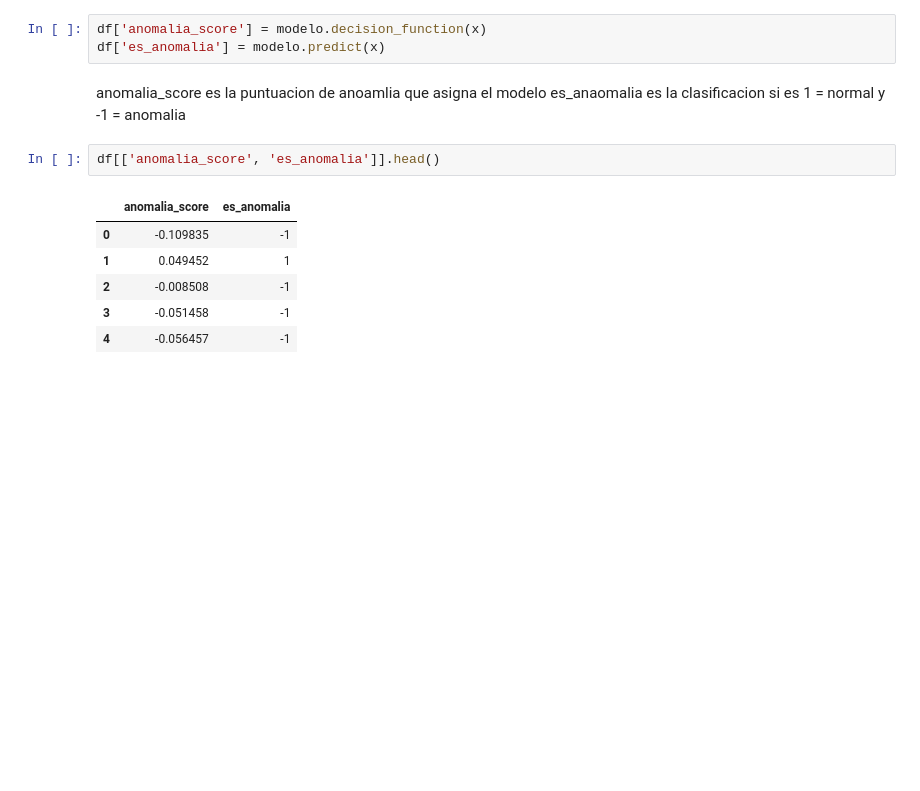
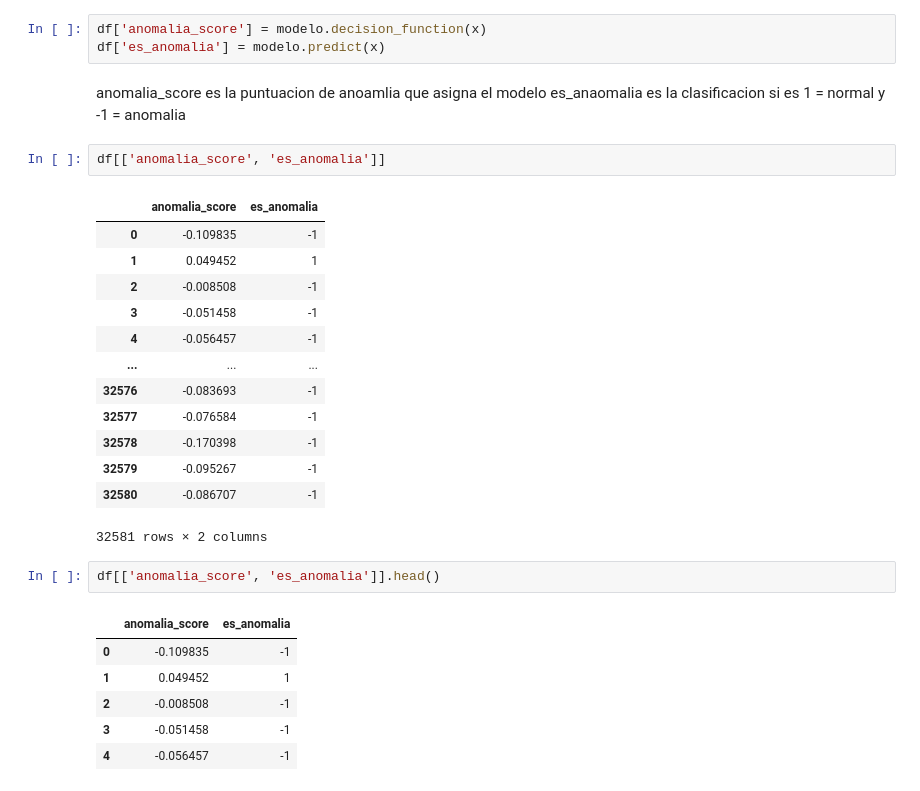
Before and after one commit to Ka1laK/E2_BigData, a Jupyter notebook: caso_base/script/test.ipynb, the cells around one changed output. Saved outputs shown, nothing was run; the diff lists cells and outputs as text; blank space fills up the shorter version.

```diff
--- a/caso_base/script/test.ipynb
+++ b/caso_base/script/test.ipynb
@@ -46,6 +62,22 @@ df['es_anomalia'] = modelo.predict(x)
 # %% [markdown]
 anomalia_score es la puntuacion de anoamlia que asigna el modelo
 es_anaomalia es la clasificacion si es 1 = normal y -1 = anomalia
+# %%
+df[['anomalia_score', 'es_anomalia']]
+# %% [output]
+|  | anomalia_score | es_anomalia |
+| 0 | -0.109835 | -1 |
+| 1 | 0.049452 | 1 |
+| 2 | -0.008508 | -1 |
+| 3 | -0.051458 | -1 |
+| 4 | -0.056457 | -1 |
+| ... | ... | ... |
+| 32576 | -0.083693 | -1 |
+| 32577 | -0.076584 | -1 |
+| 32578 | -0.170398 | -1 |
+| 32579 | -0.095267 | -1 |
+| 32580 | -0.086707 | -1 |
+32581 rows × 2 columns
 # %%
 df[['anomalia_score', 'es_anomalia']].head()
 # %% [output]
```
Also changed, not shown: parts of 1 cell of this notebook, 8 other files.
